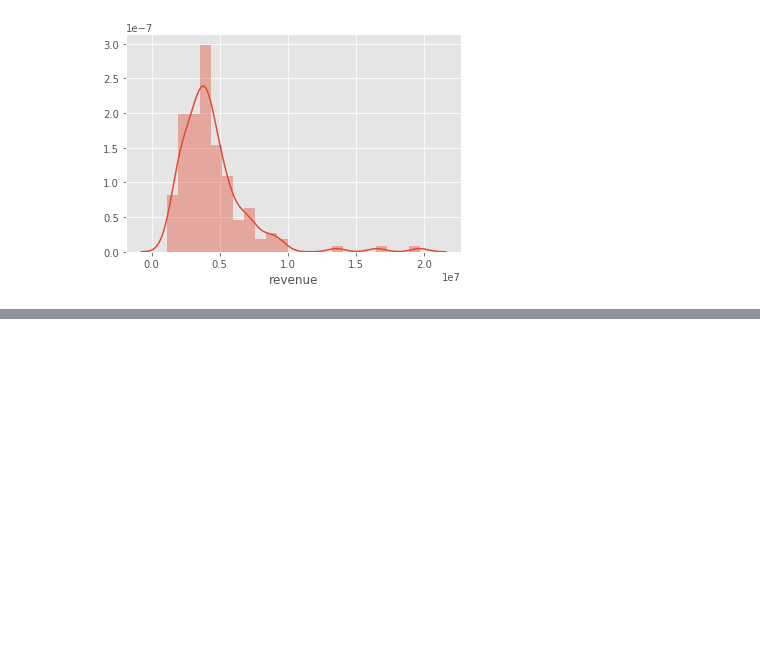
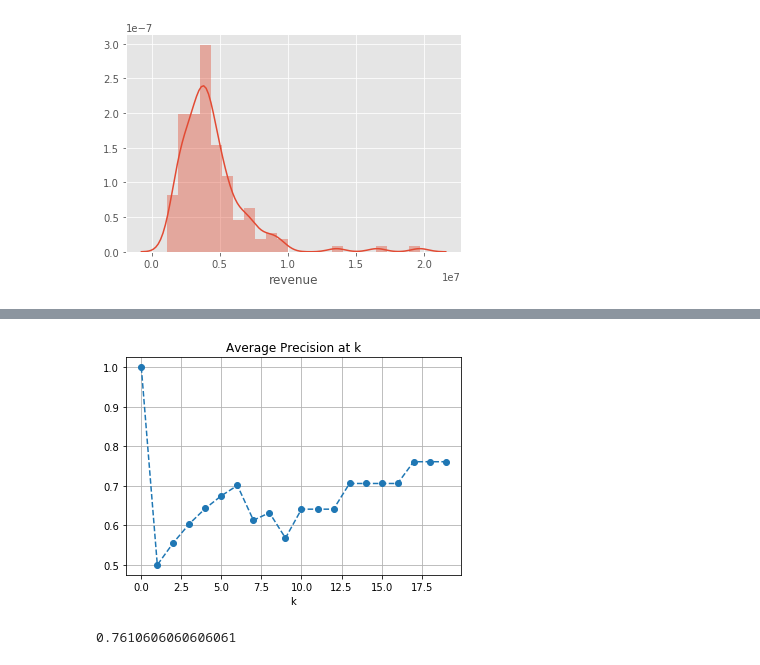
Before and after one commit to yang-zhang/evaluation, a Jupyter notebook: model_evaluation.ipynb, the cells around one changed output, grey strips where cells are left out. Saved outputs shown, nothing was run; the diff lists cells and outputs as text; code cells hidden in the pictures; blank space fills up the shorter version.

```diff
--- a/model_evaluation.ipynb
+++ b/model_evaluation.ipynb
@@ -553,0 +761,3 @@ sns.distplot(df.revenue, ax = ax)
+# %%
+k_max = 25
+rec_hit, rec_prec, rec_apk = apk_rec(actuals, preds, k_max)
@@ -553,0 +787,4 @@ sns.distplot(df.revenue, ax = ax)
+# %%
+rec_apk_verify = []
+for k in range(1, k_max+1):
+    rec_apk_verify.append(apk(actuals, preds, k))
@@ -553,0 +847,2 @@ sns.distplot(df.revenue, ax = ax)
+# %%
+rec_precisions, rec_recalls = ap_rec(actuals, preds)
@@ -553,0 +853,13 @@ sns.distplot(df.revenue, ax = ax)
+# %%
+import pandas as pd
+df = pd.DataFrame({
+    'k': range(1,
+               len(preds) + 1),
+    'preds': preds[:k],
+    'hit': rec_hit,
+    'precision_at_k': rec_prec,
+    'average_precision_at_k': rec_apk,
+    'rec_precisions': rec_precisions,
+    'recall_at_k': rec_recalls,
+}).round(3)
+df
@@ -553,0 +904,13 @@ sns.distplot(df.revenue, ax = ax)
+# %%
+%matplotlib inline
+import matplotlib.pyplot as plt
+plt.plot(df['average_precision_at_k'], 'o--')
+plt.title('Average Precision at k')
+plt.xlabel('k')
+plt.grid()
+# %% [output]
+[figure, added]
+# %%
+ap(actuals, preds)
+# %% [output]
+0.7610606060606061
```
Also changed, not shown: parts of 33 cells of this notebook, 1 other file.
